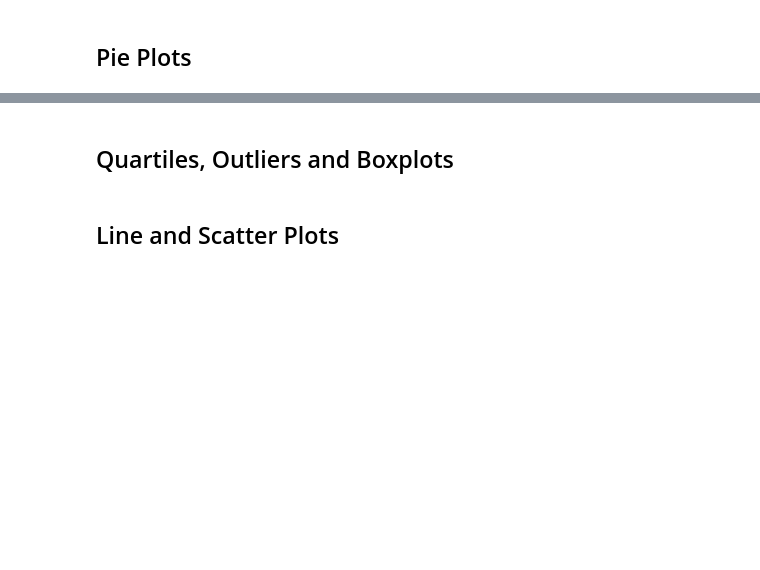
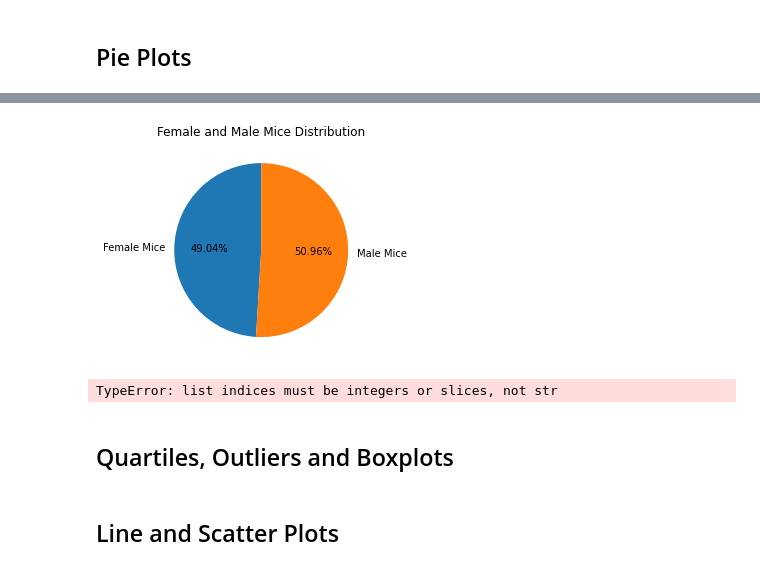
Before and after one commit to IrinaUX/MatPlotLib_hw, a Jupyter notebook: pymaceuticals_starter-Copy4b.ipynb, the cells around one changed output, grey strips where cells are left out. Drawn from its saved outputs; the diff is of its cells as text; code cells hidden in the pictures; blank space fills up the shorter version.

```diff
--- a/pymaceuticals_starter-Copy4b.ipynb
+++ b/pymaceuticals_starter-Copy4b.ipynb
@@ -290,4 +306,9 @@ for x in range(len(drug_list)):
 # %%
-# labels = ["Female", "Male"]
-# sizes = [female_mice_filtered.count()]
-# plt.pie(sizes, labels=labels, autopct="%.2f%%", startangle=90)
+labels = ["Female Mice", "Male Mice"]
+sizes = [female_mice_filtered.count()]
+plt.pie(sizes, labels=labels, autopct="%.2f%%", startangle=90)
+plt.title("Female and Male Mice Distribution")
+plt.savefig("Female and Male Mice Distribution")
+plt.show()
+# %% [output]
+[figure, added]
@@ -297,3 +315,9 @@ for x in range(len(drug_list)):
+# %%
+plt_pie_mice_sex = ["Male", "Female"]
+plt_pie_mice_sex_size = plt_pie_mice_sex["Sex"]
+plt_pie_mice_sex_size
+# %% [output]
+TypeError: list indices must be integers or slices, not str
 # %%
 # Generate a pie plot showing the distribution of female versus male mice using pyplot
 # %% [markdown]
```
Also changed, not shown: parts of 12 cells of this notebook, 20 other files.
